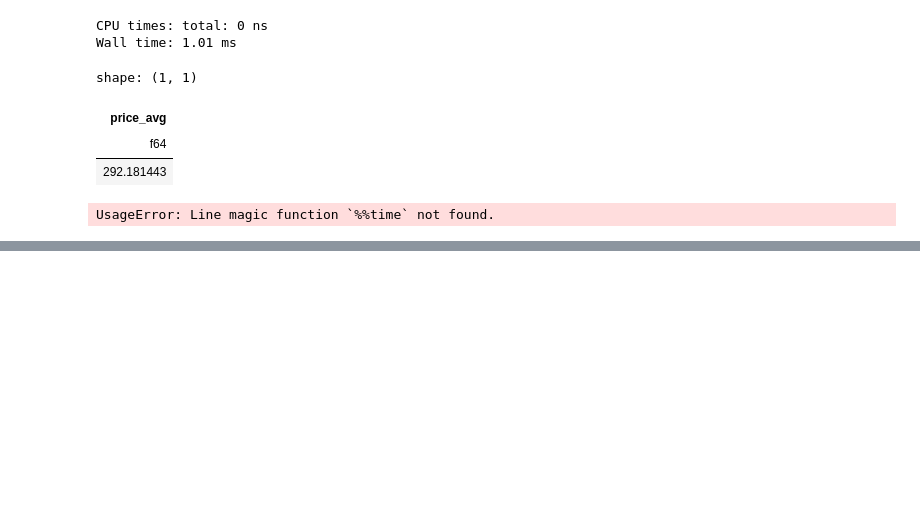
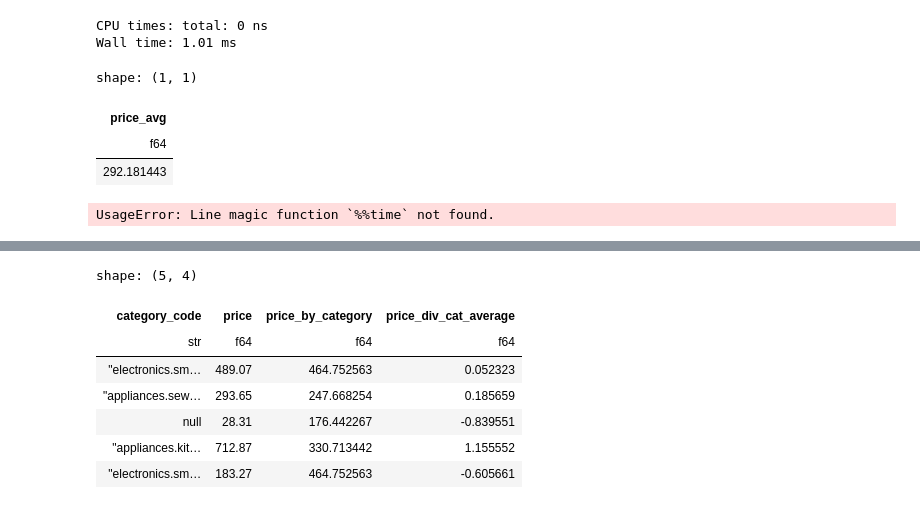
Before and after one commit to GiacomoMeloni/Exploring-polars, a Jupyter notebook: 2-polars_columns_ops.ipynb, the cells around one changed output, grey strips where cells are left out. Saved outputs shown, nothing was run; the diff lists cells and outputs as text; code cells hidden in the pictures; blank space fills up the shorter version.

```diff
--- a/2-polars_columns_ops.ipynb
+++ b/2-polars_columns_ops.ipynb
@@ -85,0 +106,16 @@ UsageError: Line magic function `%%time` not found.
+# %%
+%%time
+
+# Here we can use the over function to be able to perform operation on an entire new column.
+# In this case we have both the mean price by category code and the percentage of the price in comparison with the average price for its
+# category
+
+df_cat_window = df.select([
+    pl.col("category_code"),
+    pl.col("price"),
+    pl.col("price").mean().over("category_code").alias("price_by_category"),
+    (pl.col("price") / pl.col("price").mean().over("category_code") -1).alias("price_div_cat_average")
+])
+
+df_cat_window.head()
+# %% [output]
@@ -85,0 +124,8 @@ UsageError: Line magic function `%%time` not found.
+shape: (5, 4)
+| category_code | price | price_by_category | price_div_cat_average |
+| str | f64 | f64 | f64 |
+| "electronics.sm… | 489.07 | 464.752563 | 0.052323 |
+| "appliances.sew… | 293.65 | 247.668254 | 0.185659 |
+| null | 28.31 | 176.442267 | -0.839551 |
+| "appliances.kit… | 712.87 | 330.713442 | 1.155552 |
+| "electronics.sm… | 183.27 | 464.752563 | -0.605661 |
```
Also changed, not shown: parts of 5 cells of this notebook.
